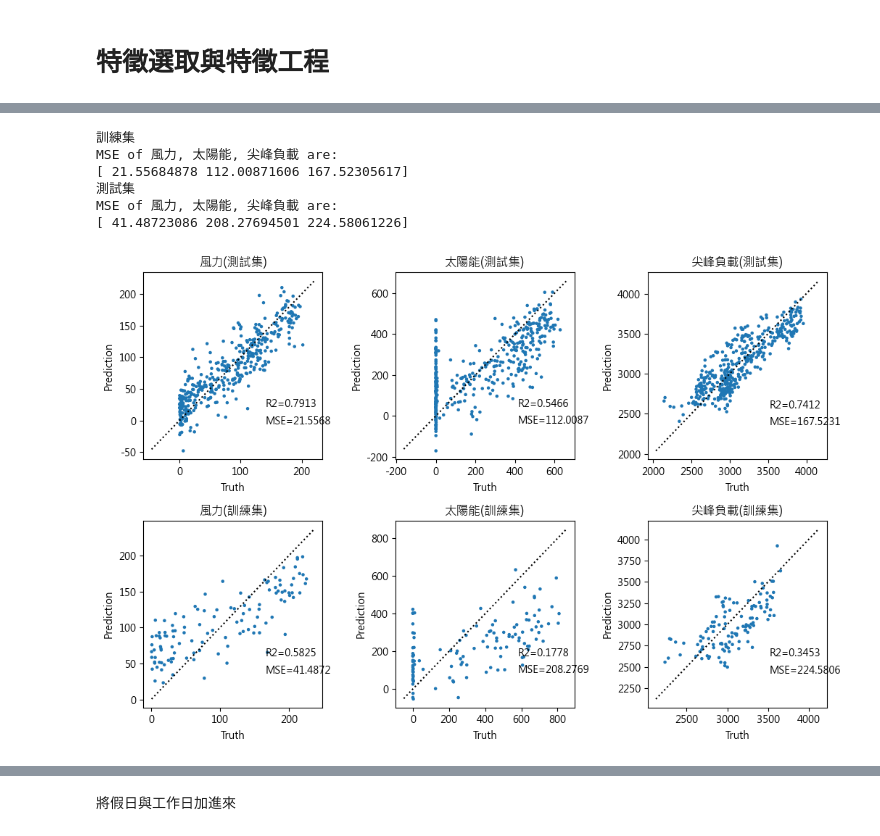
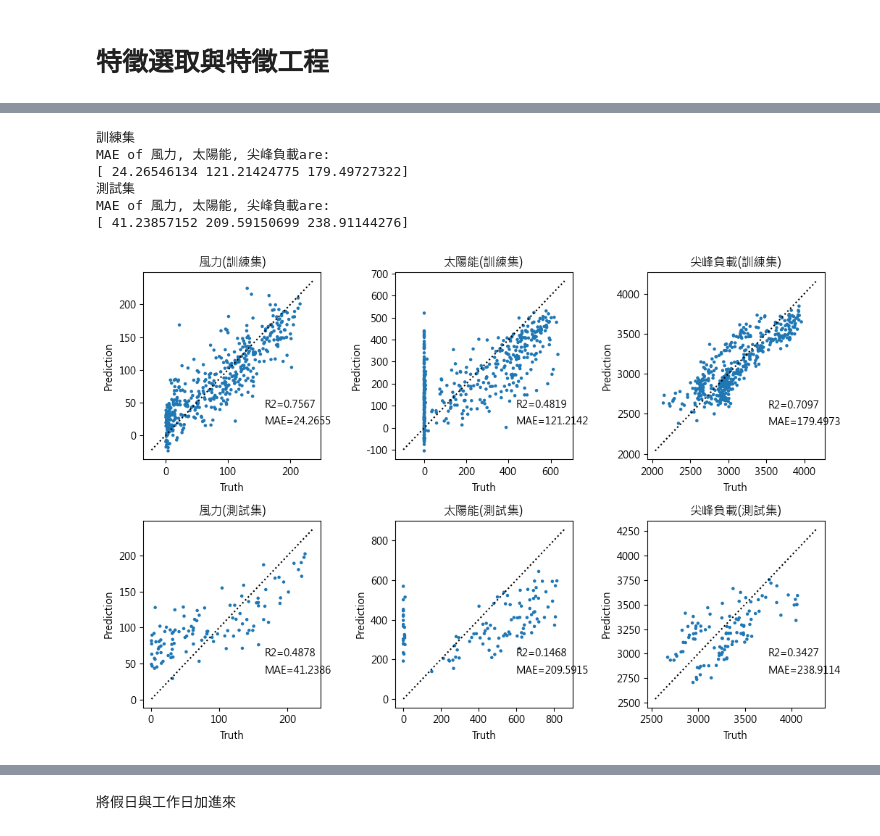
Before and after one commit to skyjadel/Taipower, a Jupyter notebook: Power_prediction.ipynb, the cells around one changed output, grey strips where cells are left out. Saved outputs shown, nothing was run; the diff lists cells and outputs as text; code cells hidden in the pictures.

```diff
--- a/Power_prediction.ipynb
+++ b/Power_prediction.ipynb
@@ -505,7 +440,9 @@ def plot_one_scatter(X, Y, ax, title):
+# %%
+mae_record_df = pd.DataFrame({'預測對象': [], 'Model': [], 'MAE':[], 'Note':[]})
 # %%
 fig, axes = plt.subplots(2, 3)
 fig.set_size_inches((10.5,7))
-train_or_test = ['測試集', '訓練集']
+train_or_test = ['訓練集', '測試集']
 for i in range(2):
     if i == 0:
         grand_X = np.array(Y_train)
@@ -513,11 +450,14 @@ for i in range(2):
     elif i == 1:
         grand_X = np.array(Y_test)
         grand_Y = model.predict(X_test)
+        mae_list = []
     for j in range(3):
         X = grand_X[:,j]
         Y = grand_Y[:,j]
         this_ax = axes[i][j]
         title = f'{Y_cols[j]}({train_or_test[i]})'
-        plot_one_scatter(X, Y, this_ax, title)
+        mae = plot_one_scatter(X, Y, this_ax, title)
+        if i == 1:
+            mae_list.append(mae)
 fig.tight_layout()
 # %% [output]
@@ -524,0 +465,4 @@ fig.tight_layout()
+# %%
+for i, y_col in enumerate(Y_cols):
+    mae_record_df.loc[len(mae_record_df)] = [y_col, 'Linear Regression', mae_list[i], 'baseline']
+mae_record_df
@@ -573,8 +542,7 @@ def ModelFit(weather_power_df, X_cols, Y_cols, train_size=train_size, forced_non
 # %%
 X_cols = []
 Y_cols = ['風力', '太陽能', '尖峰負載']
-X_col_exclude = ['降水量', '降水時數']
+X_col_exclude = ['降水量', '降水時數', '相對溼度', '日照時數', '日照率', '最大瞬間風', '東西陣風', '南北陣風', '總雲量']
 for col in weather_power_df.columns:
     if not ((col in power_types.power_generation_big_type.keys() or col in Y_cols + ['日期']) or col.split('_')[0] in X_col_exclude):
         X_cols.append(col)
-print(X_cols)
@@ -583,10 +569,10 @@ print(X_cols)
 # %%
-model = ModelFit(weather_power_df, X_cols, Y_cols)
+model, scaler, mae_list = ModelFit(weather_power_df, X_cols, Y_cols)
 # %% [output]
 訓練集
-MSE of 風力, 太陽能, 尖峰負載 are:
-[ 21.55684878 112.00871606 167.52305617]
+MAE of 風力, 太陽能, 尖峰負載are:
+[ 24.26546134 121.21424775 179.49727322]
 測試集
-MSE of 風力, 太陽能, 尖峰負載 are:
-[ 41.48723086 208.27694501 224.58061226]
+MAE of 風力, 太陽能, 尖峰負載are:
+[ 41.23857152 209.59150699 238.91144276]
-[figure, old version]
+[figure, new version]
```
Also changed, not shown: parts of 84 cells of this notebook.
